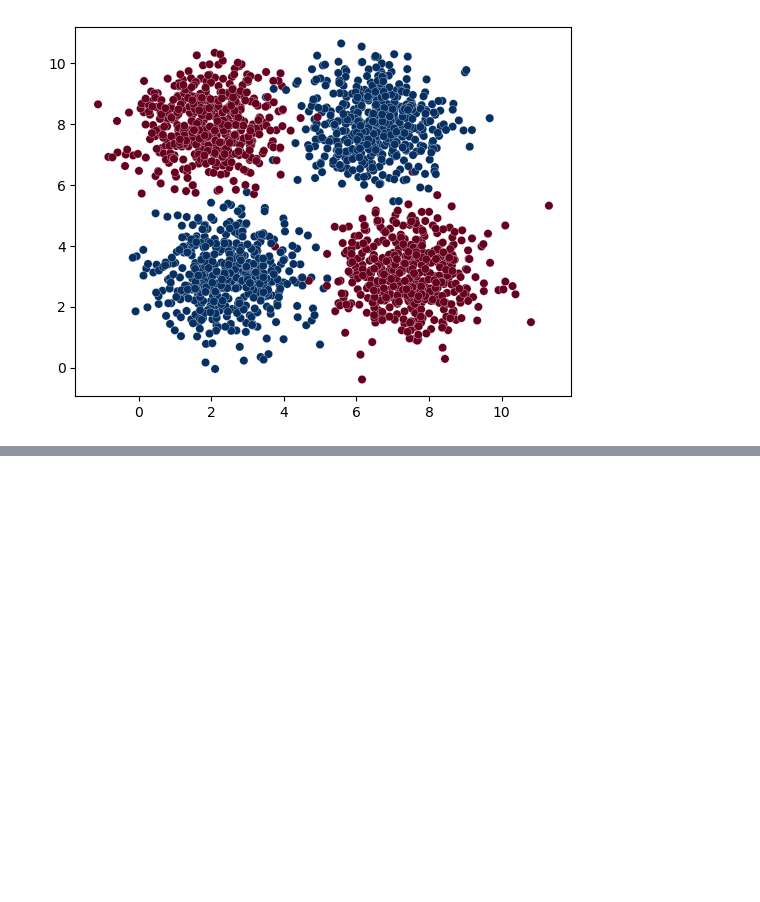
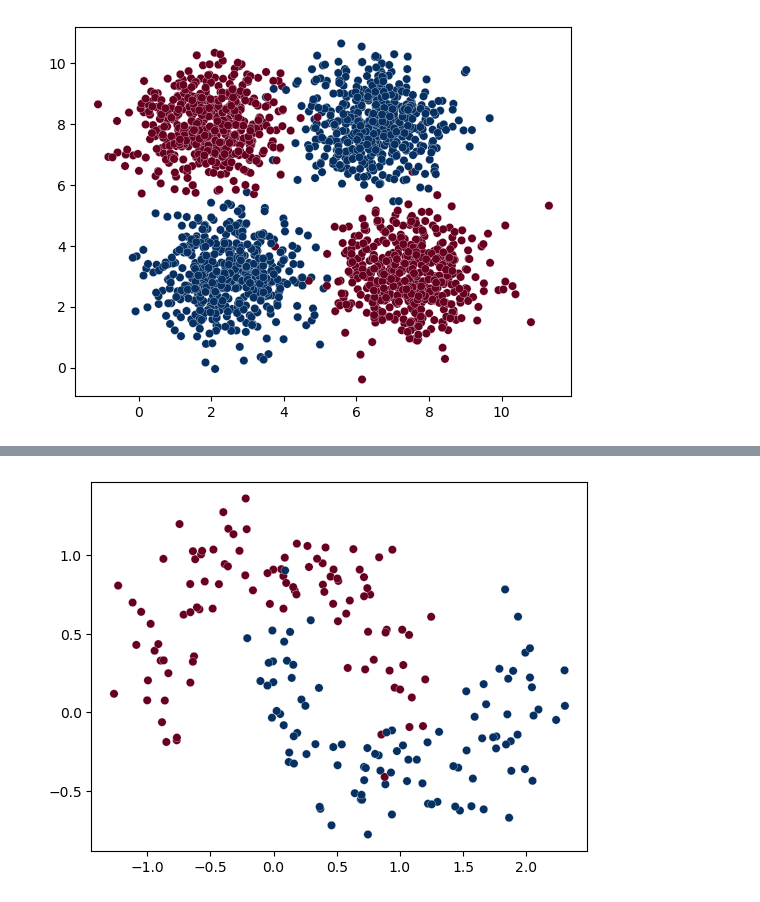
Before and after one commit to VahidTheOnly/NeuralNet-Regression-Classification, a Jupyter notebook: NeuralNet_with_Two_Layers.ipynb, the cells around one changed output, grey strips where cells are left out. Drawn from its saved outputs; the diff is of its cells as text; code cells hidden in the pictures; blank space fills up the shorter version.

Commit message:
new_data_prediction

```diff
--- a/NeuralNet_with_Two_Layers.ipynb
+++ b/NeuralNet_with_Two_Layers.ipynb
@@ -138,0 +140,7 @@ plt.title("Decision Boundary for hidden layer size " + str(n_h));
+# %%
+data = pd.read_csv('Arcs.csv')
+X = data.iloc[:, :-1].T.to_numpy()
+y = np.reshape(data.iloc[:, -1], (1, -1))
+plt.scatter(X[0, :], X[1, :], c=y[0, :], cmap='RdBu', edgecolors='white', linewidths=0.2);
+# %% [output]
+[figure, added]
```
Also changed, not shown: parts of 10 cells of this notebook, 2 other files.
